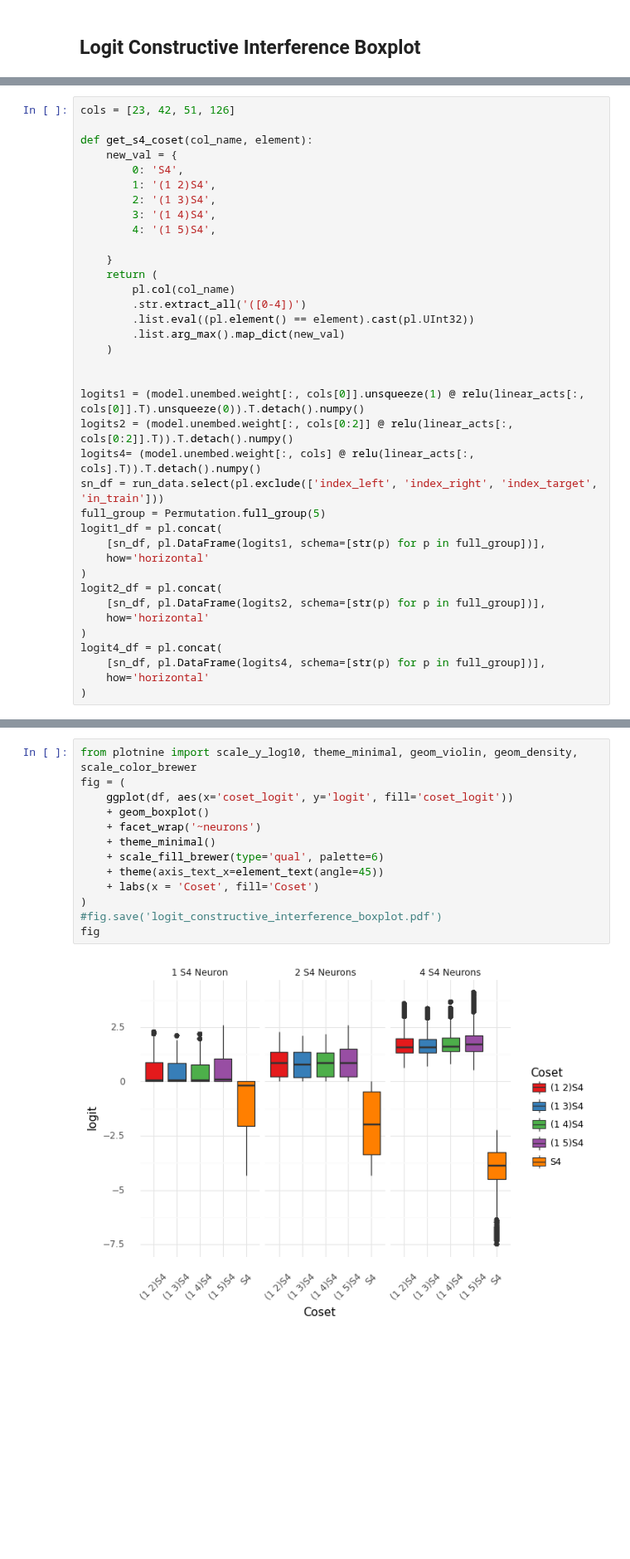
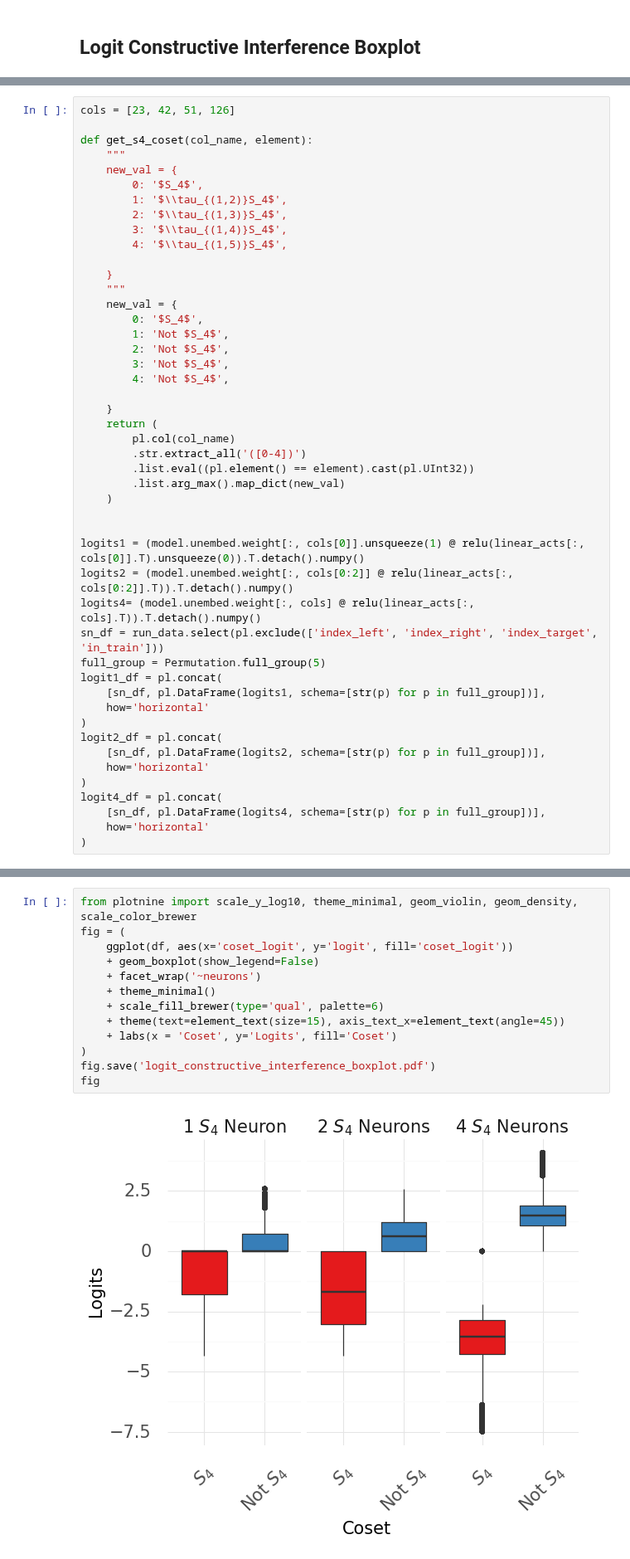
Before and after one commit to dashstander/sn-grok, a Jupyter notebook: notebooks/paper_graphs.ipynb, the cells around one changed output, grey strips where cells are left out. Shown at 83% size. Drawn from its saved outputs; the diff is of its cells as text; blank space fills up the shorter version.

```diff
--- a/notebooks/paper_graphs.ipynb
+++ b/notebooks/paper_graphs.ipynb
@@ -578,12 +598,22 @@ linear_acts = cache['hook_linear']
 cols = [23, 42, 51, 126]
 
 def get_s4_coset(col_name, element):
+    """
     new_val = {
-        0: 'S4',
-        1: '(1 2)S4',
-        2: '(1 3)S4',
-        3: '(1 4)S4',
-        4: '(1 5)S4',
+        0: '$S_4$',
+        1: '$\\tau_{(1,2)}S_4$',
+        2: '$\\tau_{(1,3)}S_4$',
+        3: '$\\tau_{(1,4)}S_4$',
+        4: '$\\tau_{(1,5)}S_4$',
+
+    }
+    """
+    new_val = {
+        0: '$S_4$',
+        1: 'Not $S_4$',
+        2: 'Not $S_4$',
+        3: 'Not $S_4$',
+        4: 'Not $S_4$',
 
     }
     return (
@@ -668,15 +698,15 @@ df = pl.concat([df1, df2, df4])
 # %%
 from plotnine import scale_y_log10, theme_minimal, geom_violin, geom_density, scale_color_brewer
 fig = (
     ggplot(df, aes(x='coset_logit', y='logit', fill='coset_logit'))
-    + geom_boxplot()
+    + geom_boxplot(show_legend=False)
     + facet_wrap('~neurons')
     + theme_minimal()
     + scale_fill_brewer(type='qual', palette=6)
-    + theme(axis_text_x=element_text(angle=45))
-    + labs(x = 'Coset', fill='Coset')
+    + theme(text=element_text(size=15), axis_text_x=element_text(angle=45))
+    + labs(x = 'Coset', y='Logits', fill='Coset')
 )
-#fig.save('logit_constructive_interference_boxplot.pdf')
+fig.save('logit_constructive_interference_boxplot.pdf')
 fig
 # %% [output]
-[figure, old version]
+[figure, new version]
```
Also changed, not shown: parts of 9 cells of this notebook.
